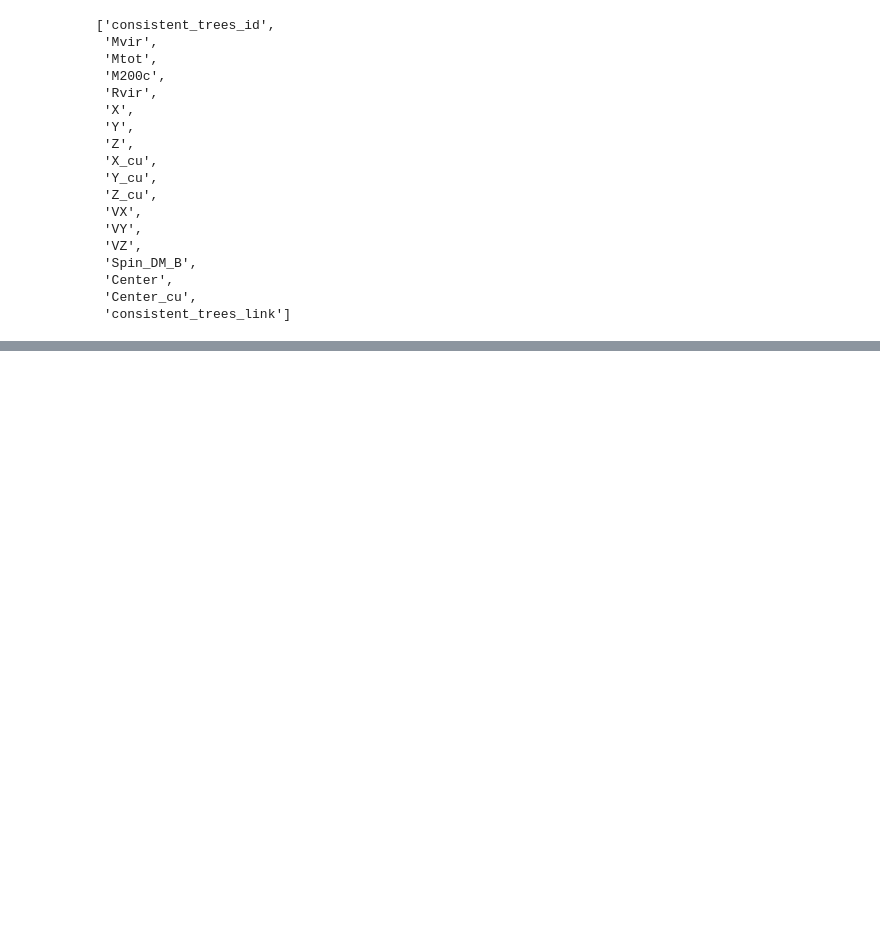
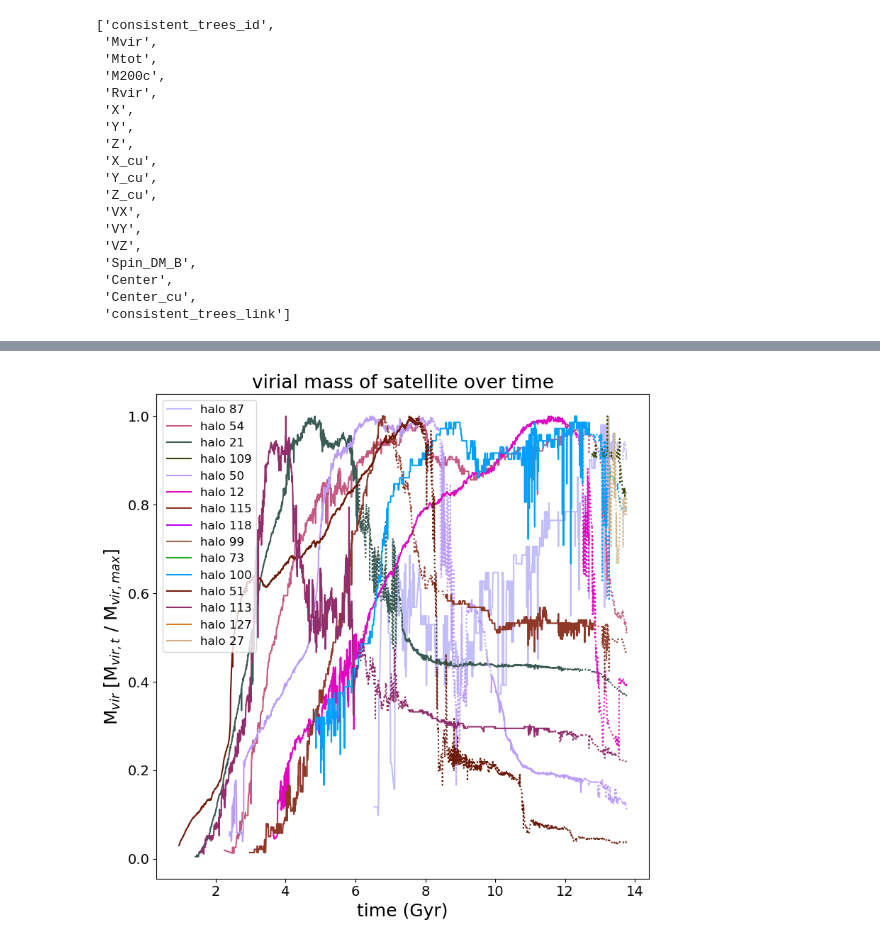
Before and after one commit to nguyenbinh1612/STScI_Summer2022, a Jupyter notebook: 2nd_try_tangos.ipynb, the cells around one changed output, grey strips where cells are left out. Drawn from its saved outputs; the diff is of its cells as text; code cells hidden in the pictures; blank space fills up the shorter version.

```diff
--- a/2nd_try_tangos.ipynb
+++ b/2nd_try_tangos.ipynb
@@ -295,31 +313,33 @@ while i < np.size(sats):
     sat_y = sat_y - host_y
     sat_z = sat_z - host_z
 
     # finally, we get the 3D distance and scale it by the virial radius of the host halo (Tempest)
     sat_r = np.sqrt(sat_x**2 + sat_y**2 + sat_z**2)
 
     # this plots distance vs. time for each halo with regard to their host halo
     r = random.random()
     b = random.random()
     g = random.random()
     color = (r, g, b)
 
     radius_ratio = sat_r * 1000 / host_rvir
     mass_ratio = sat_mvir / max(sat_mvir)
     in_rvir = radius_ratio <= 1
     out_rvir = radius_ratio > 1
 
     plt.plot(sat_t, np.ma.masked_where(in_rvir, mass_ratio), linestyle='-', c=color, label='halo ' + str(idx))
     plt.plot(sat_t, np.ma.masked_where(out_rvir, mass_ratio), linestyle=':', c=color)
     i += 1
 
 plt.legend(loc='upper left', prop={'size': 12})
 plt.title('virial mass of satellite over time', fontsize=19)
 plt.xlabel('time (Gyr)', fontsize=18)
 plt.xticks(fontsize=14)
 plt.ylabel('M$_{vir}$ [M$_{vir,t}$ / M$_{vir,max}$]', fontsize=18)
 plt.yticks(fontsize=14)
-plt.xlim(6, max(sat_t))
+#plt.xlim(6, max(sat_t))
 plt.tight_layout()
 plt.style.use('default')
 plt.savefig('LDB_satellite_mvir_over_time.png')
+# %% [output]
+[figure, added]
```
Also changed, not shown: parts of 5 cells of this notebook, 5 other files.
